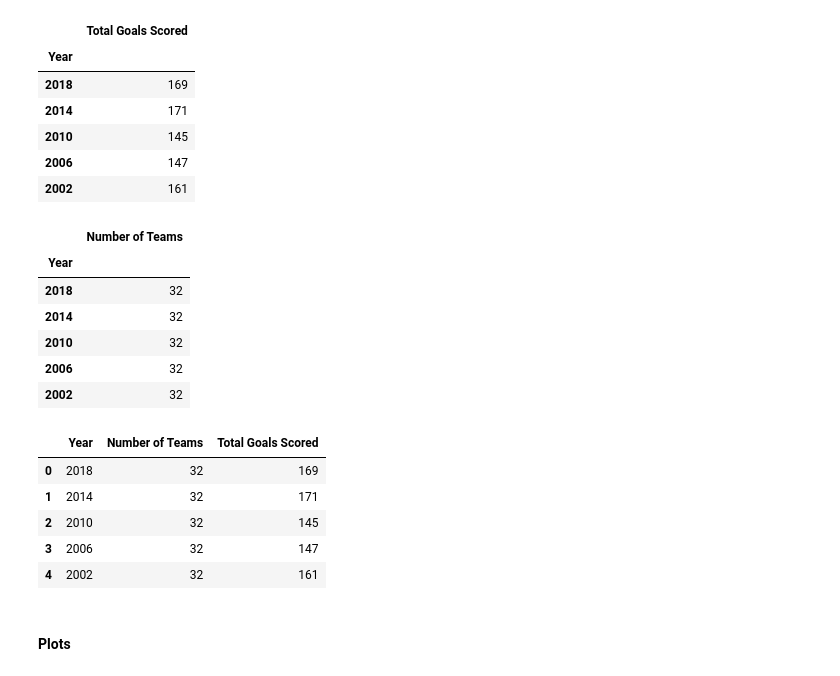
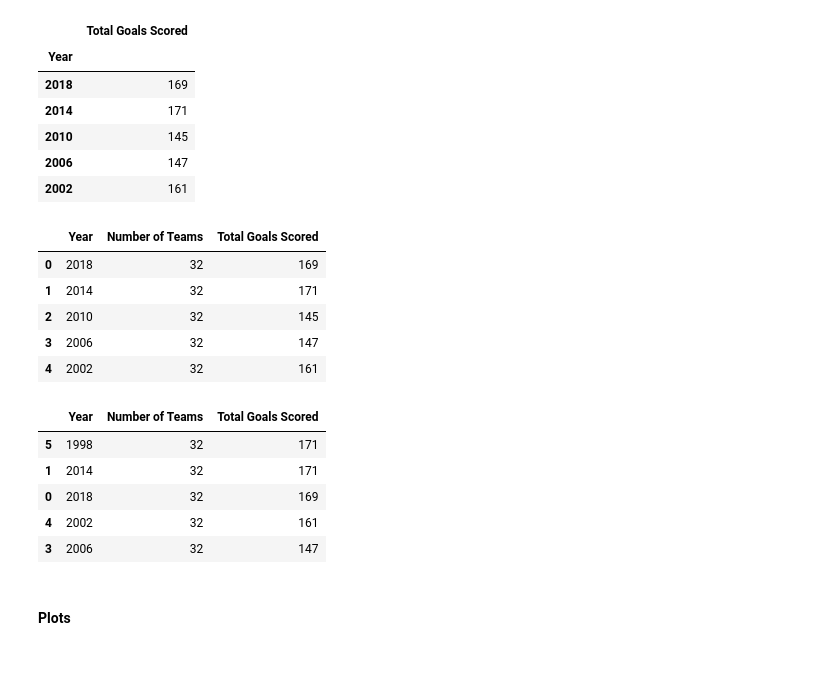
Before and after one commit to Binyoh1/FIFA-World-Cup-DataViz, a Jupyter notebook: notebook/fifa-world-cup-1930-2018.ipynb, the cells around one changed output. Cells and saved outputs as stored; diff of their text form; code cells hidden in the pictures.

```diff
--- a/notebook/fifa-world-cup-1930-2018.ipynb
+++ b/notebook/fifa-world-cup-1930-2018.ipynb
@@ -412,27 +412,28 @@ goals_scored_per_wc_tournament.set_index("Year").head()
 | 2006 | 147 |
 | 2002 | 161 |
 # %%
+# Creating dataframe for total goals cored in each edition compared to the number of participating teams
 num_teams_per_wc_tournament = pd.DataFrame(list(wc_participating_teams.items()), columns=["Year", "Number of Teams"])
-num_teams_per_wc_tournament.set_index("Year").head()
+wc_tournament_total_teams_and_goals = num_teams_per_wc_tournament.set_index(["Year"]).join(goals_scored_per_wc_tournament.set_index(["Year"]))
+wc_tournament_total_teams_and_goals = wc_tournament_total_teams_and_goals.reset_index()
+wc_tournament_total_teams_and_goals.head()
 # %% [output]
-|  | Number of Teams |
-| Year |  |
-| 2018 | 32 |
-| 2014 | 32 |
-| 2010 | 32 |
-| 2006 | 32 |
-| 2002 | 32 |
+|  | Year | Number of Teams | Total Goals Scored |
+| 0 | 2018 | 32 | 169 |
+| 1 | 2014 | 32 | 171 |
+| 2 | 2010 | 32 | 145 |
+| 3 | 2006 | 32 | 147 |
+| 4 | 2002 | 32 | 161 |
-# %%
-wc_tournament_total_teams_and_goals = num_teams_per_wc_tournament.set_index(["Year"]).join(goals_scored_per_wc_tournament.set_index(["Year"]))
-wc_tournament_total_teams_and_goals = wc_tournament_total_teams_and_goals.reset_index()
-wc_tournament_total_teams_and_goals.head()
-# %% [output]
-|  | Year | Number of Teams | Total Goals Scored |
-| 0 | 2018 | 32 | 169 |
-| 1 | 2014 | 32 | 171 |
-| 2 | 2010 | 32 | 145 |
-| 3 | 2006 | 32 | 147 |
-| 4 | 2002 | 32 | 161 |
+# %%
+# Sorting by number of goals scored
+wc_tournament_total_teams_and_goals.sort_values("Total Goals Scored", ascending=False).head()
+# %% [output]
+|  | Year | Number of Teams | Total Goals Scored |
+| 5 | 1998 | 32 | 171 |
+| 1 | 2014 | 32 | 171 |
+| 0 | 2018 | 32 | 169 |
+| 4 | 2002 | 32 | 161 |
+| 3 | 2006 | 32 | 147 |
 # %%
 wc_tournament_total_teams_and_goals.to_csv('../fifa-world-cup-exported-data/total-goals-scored-per-world-cup-tournanment.csv')
 # %% [markdown]
```
Also changed, not shown: parts of 9 cells of this notebook.
